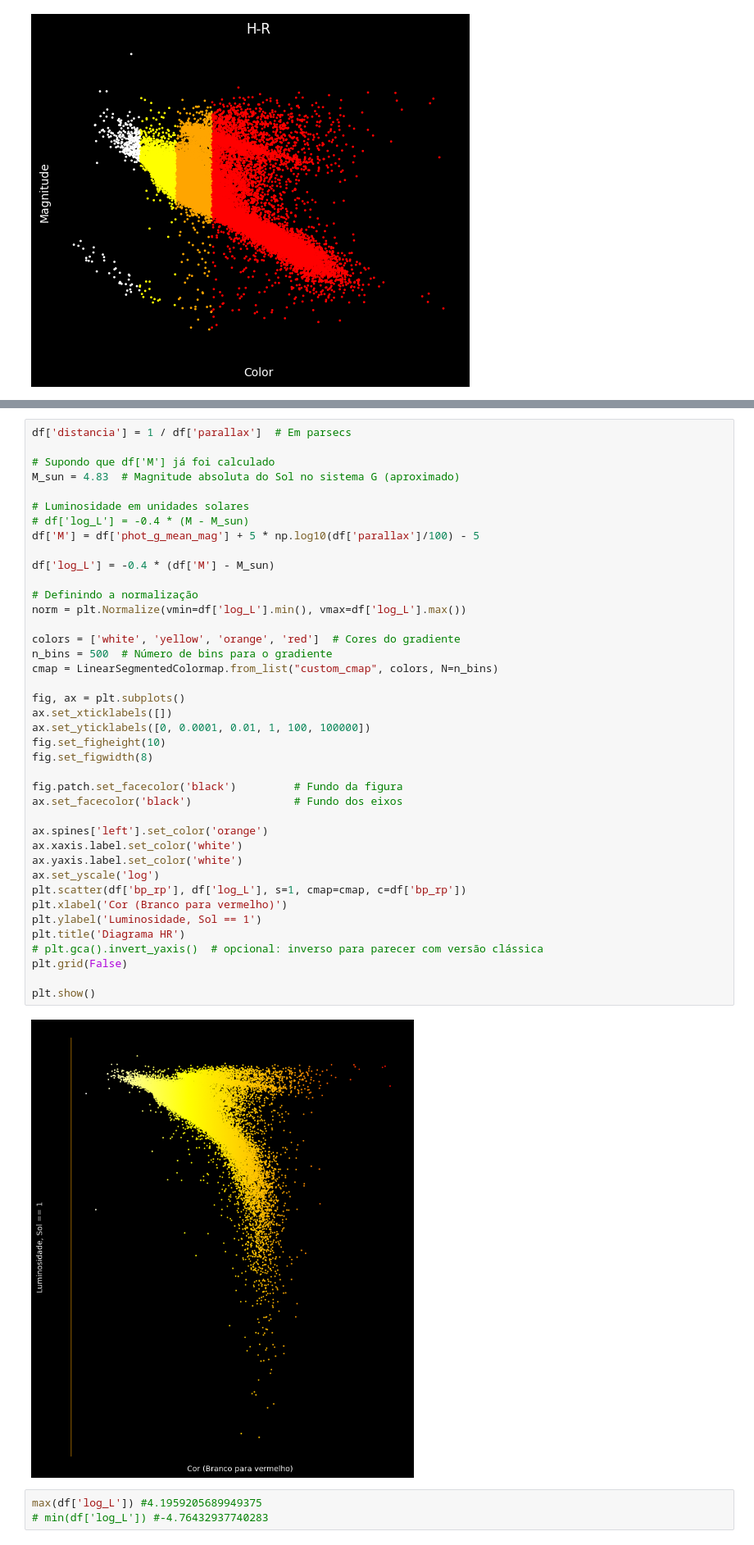
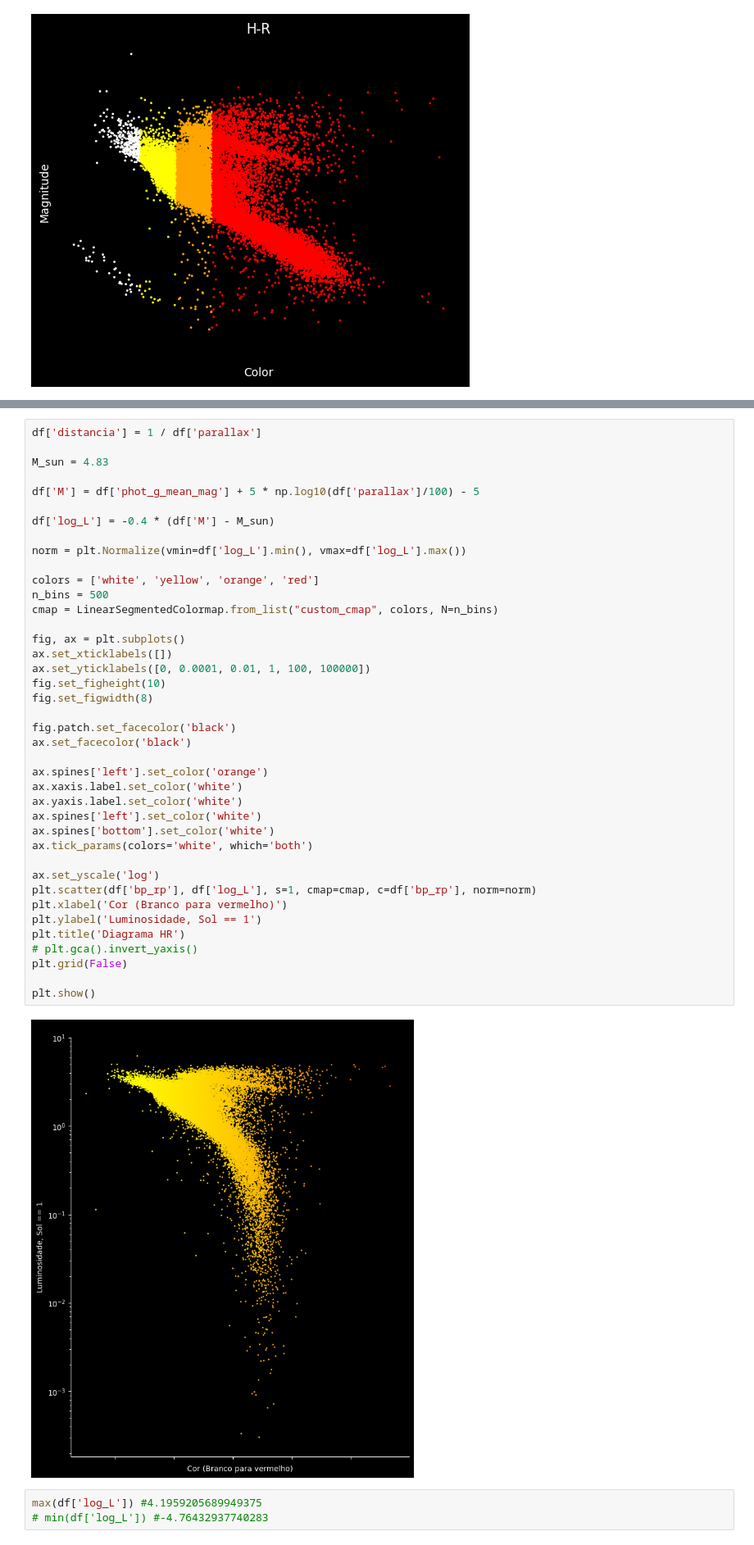
Before and after one commit to arturbernardo/data_stars, a Jupyter notebook: Gaia2Exploration.ipynb, the cells around one changed output, grey strips where cells are left out. Shown: that part at 82% size. Drawn from its saved outputs; the diff is of its cells as text.

```diff
--- a/Gaia2Exploration.ipynb
+++ b/Gaia2Exploration.ipynb
@@ -157,45 +168,45 @@ Name: log_L, dtype: float64
 # %%
-df['distancia'] = 1 / df['parallax']  # Em parsecs
+df['distancia'] = 1 / df['parallax']
 
-# Supondo que df['M'] já foi calculado
-M_sun = 4.83  # Magnitude absoluta do Sol no sistema G (aproximado)
+M_sun = 4.83
 
-# Luminosidade em unidades solares
-# df['log_L'] = -0.4 * (M - M_sun)
 df['M'] = df['phot_g_mean_mag'] + 5 * np.log10(df['parallax']/100) - 5
 
 df['log_L'] = -0.4 * (df['M'] - M_sun)
 
-# Definindo a normalização
 norm = plt.Normalize(vmin=df['log_L'].min(), vmax=df['log_L'].max())
 
-colors = ['white', 'yellow', 'orange', 'red']  # Cores do gradiente
-n_bins = 500  # Número de bins para o gradiente
+colors = ['white', 'yellow', 'orange', 'red']
+n_bins = 500
 cmap = LinearSegmentedColormap.from_list("custom_cmap", colors, N=n_bins)
 
 fig, ax = plt.subplots()
 ax.set_xticklabels([])
 ax.set_yticklabels([0, 0.0001, 0.01, 1, 100, 100000])
 fig.set_figheight(10)
 fig.set_figwidth(8)
 
-fig.patch.set_facecolor('black')         # Fundo da figura
-ax.set_facecolor('black')                # Fundo dos eixos
+fig.patch.set_facecolor('black')
+ax.set_facecolor('black')
 
 ax.spines['left'].set_color('orange')
 ax.xaxis.label.set_color('white')
 ax.yaxis.label.set_color('white')
+ax.spines['left'].set_color('white')
+ax.spines['bottom'].set_color('white')
+ax.tick_params(colors='white', which='both')
+
 ax.set_yscale('log')
-plt.scatter(df['bp_rp'], df['log_L'], s=1, cmap=cmap, c=df['bp_rp'])
+plt.scatter(df['bp_rp'], df['log_L'], s=1, cmap=cmap, c=df['bp_rp'], norm=norm)
 plt.xlabel('Cor (Branco para vermelho)')
 plt.ylabel('Luminosidade, Sol == 1')
 plt.title('Diagrama HR')
-# plt.gca().invert_yaxis()  # opcional: inverso para parecer com versão clássica
+# plt.gca().invert_yaxis()
 plt.grid(False)
 
 plt.show()
 # %% [output]
-[figure, old version]
+[figure, new version]
 # %%
 max(df['log_L']) #4.1959205689949375
 # min(df['log_L']) #-4.76432937740283
```
Also changed, not shown: parts of 4 cells of this notebook.
